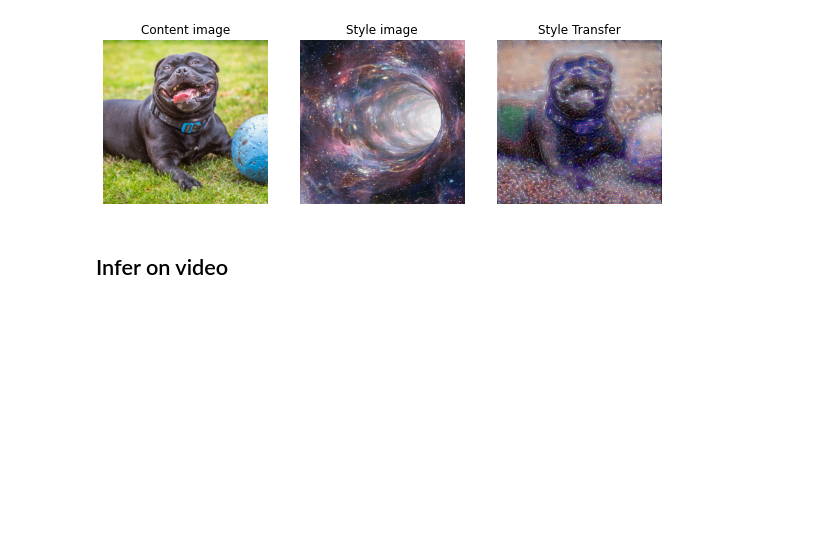
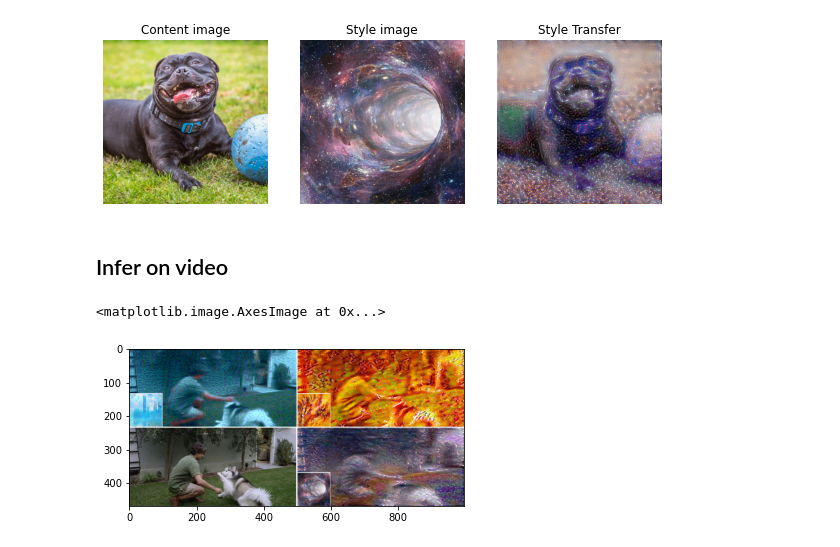
Before and after one commit to Apiquet/DeepLearningFrameworkFromScratch, a Jupyter notebook: style_transfer_example.ipynb, the cells around one changed output. Cells and saved outputs as stored; diff of their text form; code cells hidden in the pictures; blank space fills up the shorter version.

```diff
--- a/style_transfer_example.ipynb
+++ b/style_transfer_example.ipynb
@@ -121,0 +127,6 @@ concat4Gif(path_1, path_2, path_3, path_4, out_path)
+# %%
+img = mpimg.imread("imgs/concatenate.gif")
+plt.imshow(img)
+# %% [output]
+<matplotlib.image.AxesImage at 0x...>
+[figure, added]
```
Also changed, not shown: parts of 6 cells of this notebook.
